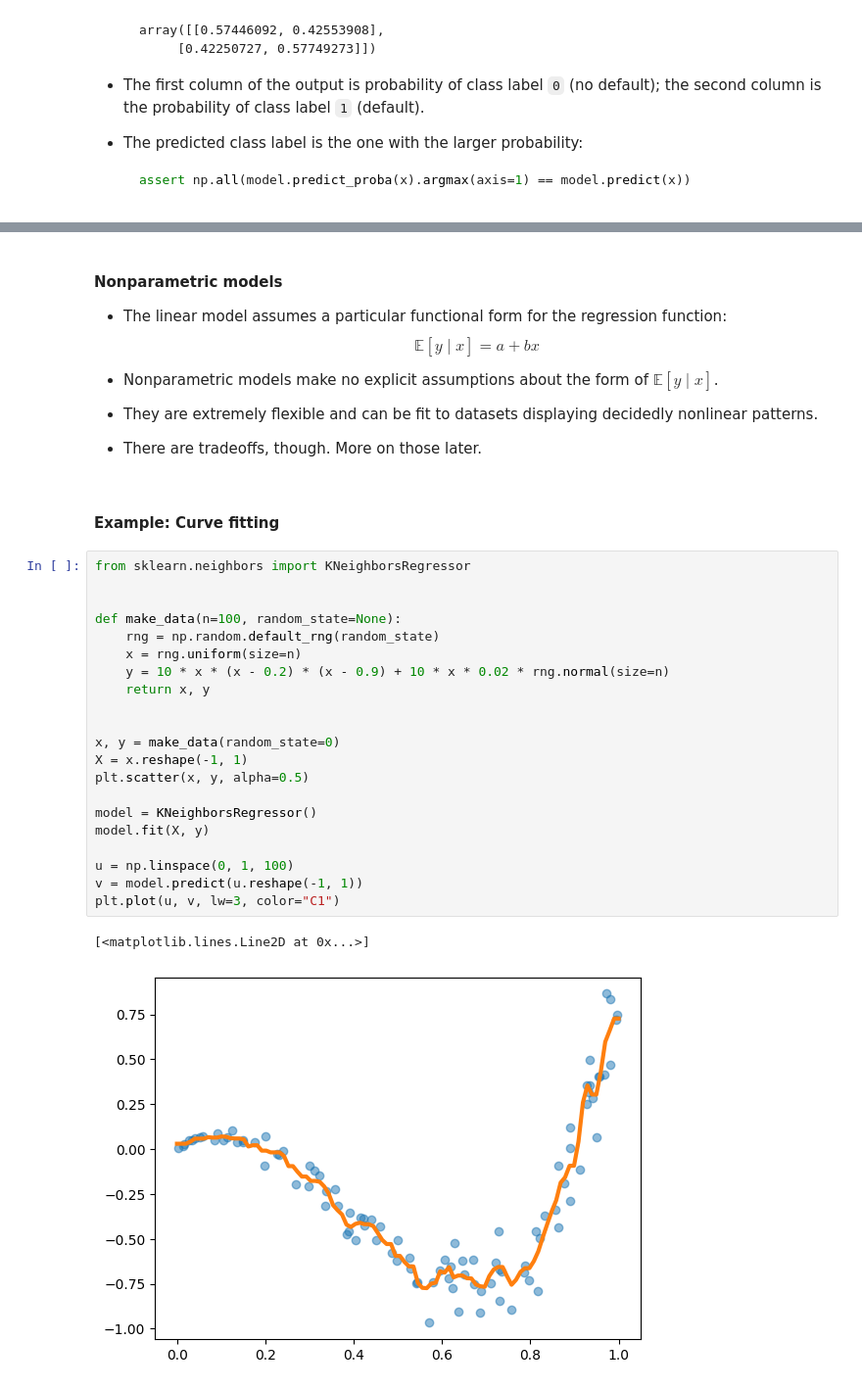
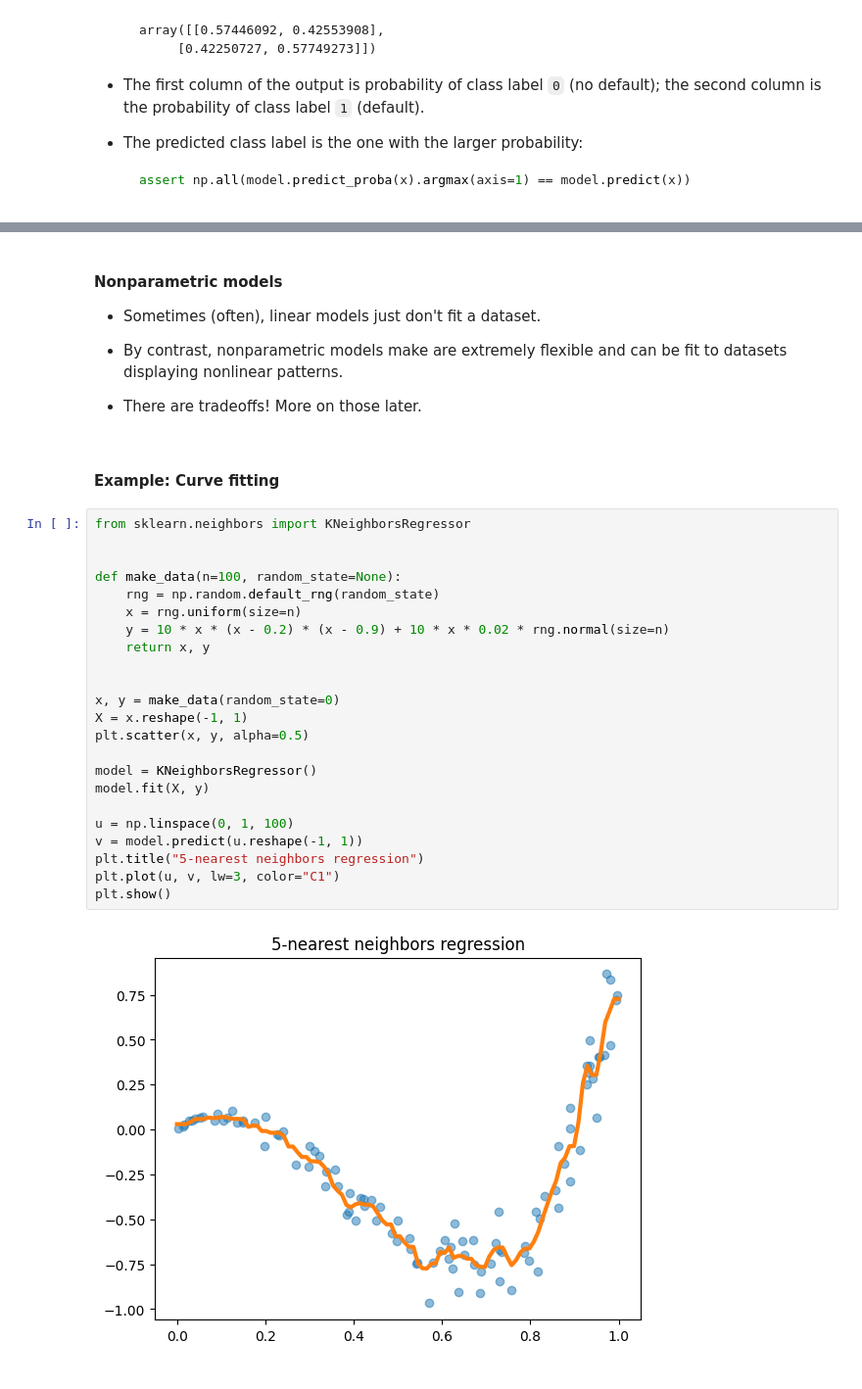
Before and after one commit to venkateshsoundar/DATA607W2025, a Jupyter notebook: lecture01.ipynb, the cells around one changed output, grey strips where cells are left out. Shown at 98% size. Cells and saved outputs as stored; diff of their text form.

```diff
--- a/lecture01.ipynb
+++ b/lecture01.ipynb
@@ -184,39 +189,35 @@ print(model.intercept_, model.coef_)
 # %% [markdown]
 #### Nonparametric models
 
-- The linear model assumes a particular functional form for the regression function:
-$$
-\mathbb{E}[y\mid x] = a + bx
-$$
+- Sometimes (often), linear models just don't fit a dataset.
 
-- Nonparametric models make no explicit assumptions about the form of $\mathbb{E}[y\mid x]$.
+- By contrast, nonparametric models make are extremely flexible and can be fit to datasets displaying nonlinear patterns.
 
-- They are extremely flexible and can be fit to datasets displaying decidedly nonlinear patterns.
-
-- There are tradeoffs, though. More on those later.
+- There are tradeoffs! More on those later.
 # %% [markdown]
 #### Example: Curve fitting
 # %%
 from sklearn.neighbors import KNeighborsRegressor
 
 
 def make_data(n=100, random_state=None):
     rng = np.random.default_rng(random_state)
     x = rng.uniform(size=n)
     y = 10 * x * (x - 0.2) * (x - 0.9) + 10 * x * 0.02 * rng.normal(size=n)
     return x, y
 
 
 x, y = make_data(random_state=0)
 X = x.reshape(-1, 1)
 plt.scatter(x, y, alpha=0.5)
 
 model = KNeighborsRegressor()
 model.fit(X, y)
 
 u = np.linspace(0, 1, 100)
 v = model.predict(u.reshape(-1, 1))
+plt.title("5-nearest neighbors regression")
 plt.plot(u, v, lw=3, color="C1")
+plt.show()
 # %% [output]
-[<matplotlib.lines.Line2D at 0x...>]
-[figure, old version]
+[figure, new version]
```
Also changed, not shown: parts of 13 cells of this notebook.
